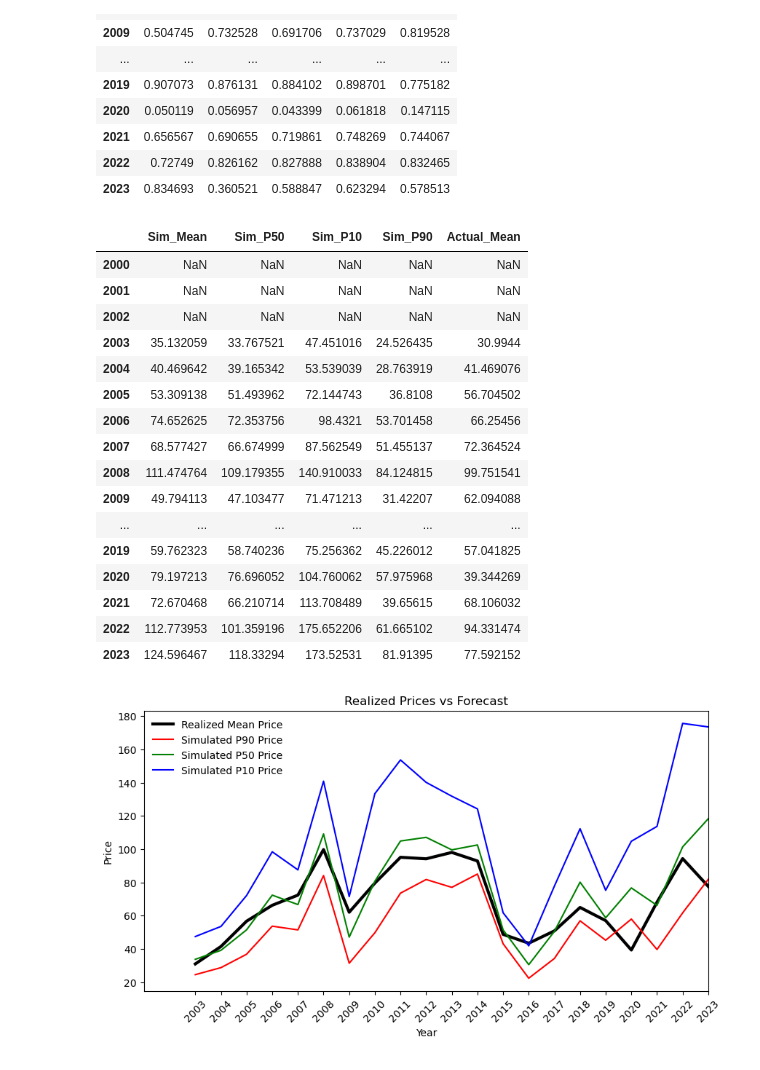
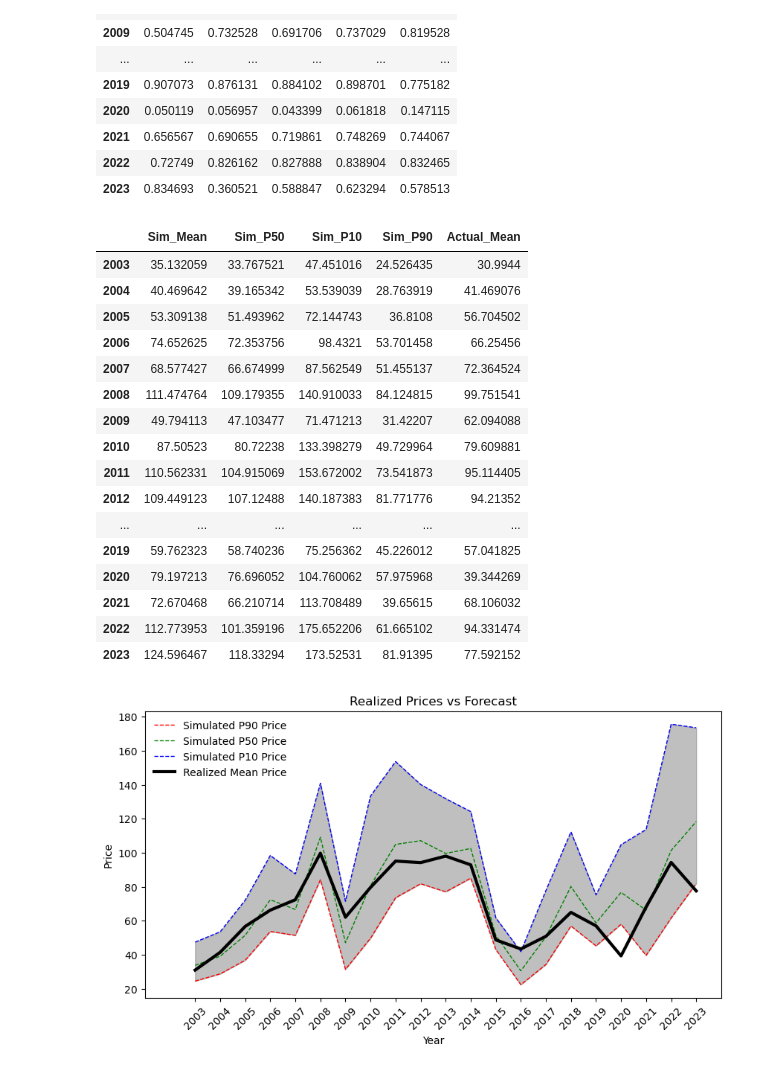
Before and after one commit to rmcguigan/PGE_RESEARCH, a Jupyter notebook: COMMODITIES/wti_confidence_intervals.ipynb, the cells around one changed output. Drawn from its saved outputs; the diff is of its cells as text; code cells hidden in the pictures.

Commit message:
added fill between on last graph

```diff
--- a/COMMODITIES/wti_confidence_intervals.ipynb
+++ b/COMMODITIES/wti_confidence_intervals.ipynb
@@ -233,12 +233,10 @@ for y in years[window_size_years+1:]:
     p90_sim_prices = np.percentile(sim_prices, 10, axis=1).mean()
     actual_mean = wti.loc[(wti['Year'] == y), 'Close'].mean()
     prices.loc[y] = [mean_sim_prices, p50_sim_prices, p10_sim_prices, p90_sim_prices, actual_mean]
+prices = prices.dropna()
 prices
 # %% [output]
 |  | Sim_Mean | Sim_P50 | Sim_P10 | Sim_P90 | Actual_Mean |
-| 2000 | NaN | NaN | NaN | NaN | NaN |
-| 2001 | NaN | NaN | NaN | NaN | NaN |
-| 2002 | NaN | NaN | NaN | NaN | NaN |
 | 2003 | 35.132059 | 33.767521 | 47.451016 | 24.526435 | 30.9944 |
 | 2004 | 40.469642 | 39.165342 | 53.539039 | 28.763919 | 41.469076 |
 | 2005 | 53.309138 | 51.493962 | 72.144743 | 36.8108 | 56.704502 |
@@ -246,6 +244,9 @@ prices
 | 2007 | 68.577427 | 66.674999 | 87.562549 | 51.455137 | 72.364524 |
 | 2008 | 111.474764 | 109.179355 | 140.910033 | 84.124815 | 99.751541 |
 | 2009 | 49.794113 | 47.103477 | 71.471213 | 31.42207 | 62.094088 |
+| 2010 | 87.50523 | 80.72238 | 133.398279 | 49.729964 | 79.609881 |
+| 2011 | 110.562331 | 104.915069 | 153.672002 | 73.541873 | 95.114405 |
+| 2012 | 109.449123 | 107.12488 | 140.187383 | 81.771776 | 94.21352 |
 | ... | ... | ... | ... | ... | ... |
 | 2019 | 59.762323 | 58.740236 | 75.256362 | 45.226012 | 57.041825 |
 | 2020 | 79.197213 | 76.696052 | 104.760062 | 57.975968 | 39.344269 |
@@ -254,14 +255,15 @@ prices
 | 2023 | 124.596467 | 118.33294 | 173.52531 | 81.91395 | 77.592152 |
 # %%
 fig, ax = plt.subplots(figsize=(10,5))
+ax.plot(prices.index, prices['Sim_P90'], 'r--', lw=1, label='Simulated P90 Price')
+ax.plot(prices.index, prices['Sim_P50'], 'g--', lw=1, label='Simulated P50 Price')
+ax.plot(prices.index, prices['Sim_P10'], 'b--', lw=1, label='Simulated P10 Price')
+ax.fill_between(prices.index.astype(float), prices['Sim_P10'].astype(float), prices['Sim_P90'].astype(float), color='gray', alpha=0.5)
 ax.plot(prices.index, prices['Actual_Mean'], 'k-', lw=3, label='Realized Mean Price')
-ax.plot(prices.index, prices['Sim_P90'], 'r-', label='Simulated P90 Price')
-ax.plot(prices.index, prices['Sim_P50'], 'g-', label='Simulated P50 Price')
-ax.plot(prices.index, prices['Sim_P10'], 'b-', label='Simulated P10 Price')
 ax.legend(loc='best', frameon=False)
-ax.set(title='Realized Prices vs Forecast', xlabel='Year', ylabel='Price', xlim=(2001, 2023))
+ax.set(title='Realized Prices vs Forecast', xlabel='Year', ylabel='Price', xlim=(2001, 2024))
 ax.set_xticks(prices.dropna().index)
 ax.set_xticklabels(prices.dropna().index, rotation=45)
 plt.show()
 # %% [output]
-[figure, old version]
+[figure, new version]
```
